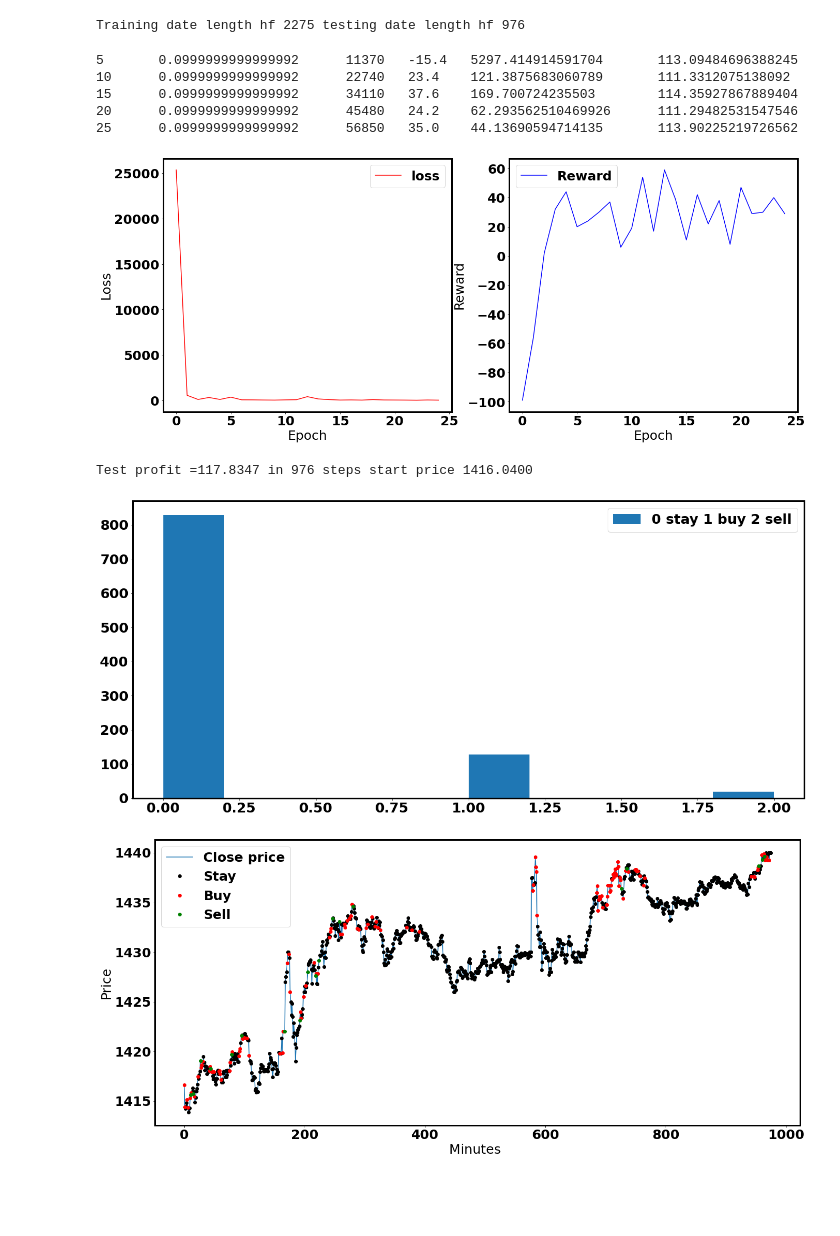
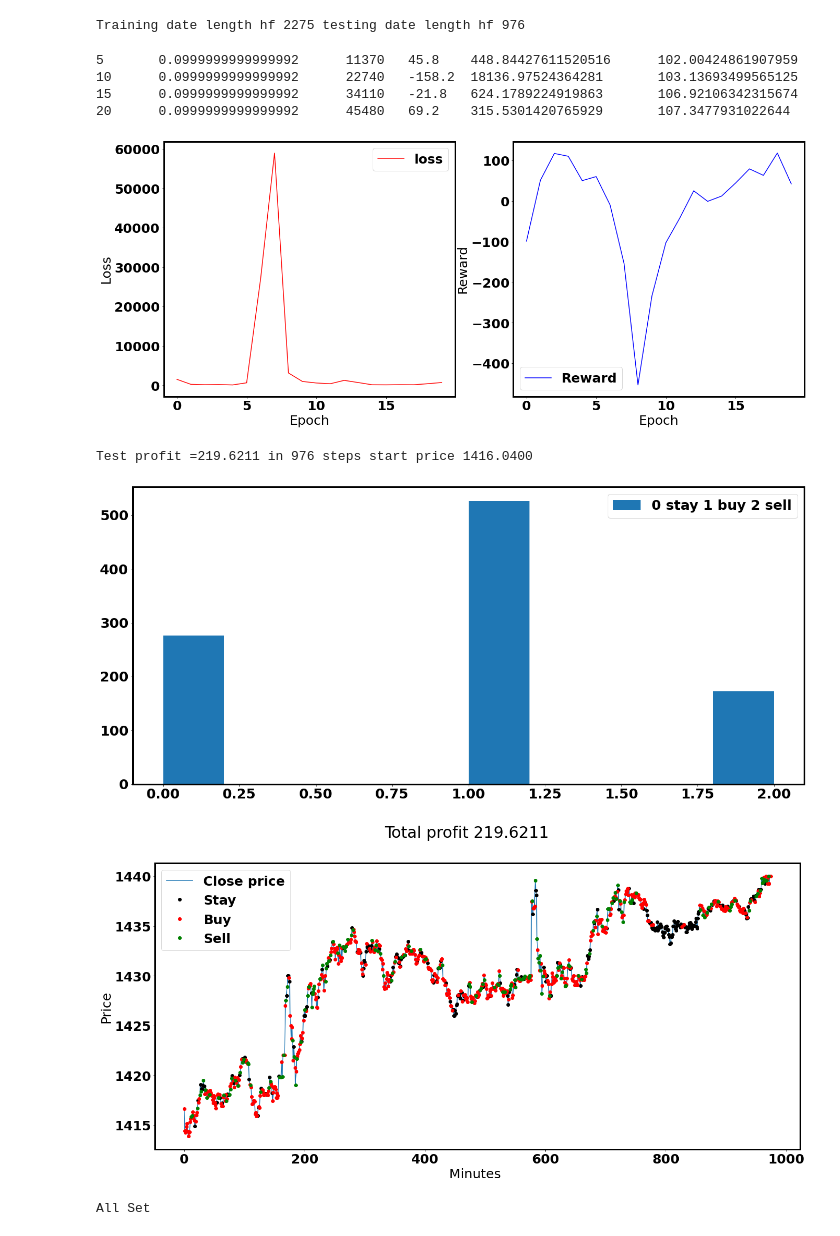
Before and after one commit to peraktong/Passion, a Jupyter notebook: DQN_v1.ipynb, the cells around one changed output. Cells and saved outputs as stored; diff of their text form; code cells hidden in the pictures; blank space fills up the shorter version.

```diff
--- a/DQN_v1.ipynb
+++ b/DQN_v1.ipynb
@@ -114,10 +114,11 @@ fig.set_size_inches(20,10)
 [figure]
 # %%
 # This time Try DQN on df and df_hf
+# History_t set to be 90, you can change that
 
 class Environment1:
-
-    def __init__(self, data, history_t=90):
+    # def __init__(self, data, history_t=90):
+    def __init__(self, data, history_t=50):
         self.data = data
         self.history_t = history_t
         self.reset()
@@ -232,7 +233,7 @@ def train_dqn(env):
     optimizer.setup(Q)
 
     # Hyper-parameters
-    epoch_num = 25
+    epoch_num = 20
     step_max = len(env.data)-1
     memory_size = 200
     batch_size = 20
@@ -333,11 +334,10 @@ def train_dqn(env):
 # Epoch, epsilon (Randomness in your strategy), steps,log[reward],log[loss], elapsed time
 Q, total_losses, total_rewards = train_dqn(Environment1(train_hf))
 # %% [output]
-5       0.0999999999999992      11370   -15.4   5297.414914591704       113.09484696388245
-10      0.0999999999999992      22740   23.4    121.3875683060789       111.3312075138092
-15      0.0999999999999992      34110   37.6    169.700724235503        114.35927867889404
-20      0.0999999999999992      45480   24.2    62.293562510469926      111.29482531547546
-25      0.0999999999999992      56850   35.0    44.13690594714135       113.90225219726562
+5       0.0999999999999992      11370   45.8    448.84427611520516      102.00424861907959
+10      0.0999999999999992      22740   -158.2  18136.97524364281       103.13693499565125
+15      0.0999999999999992      34110   -21.8   624.1789224919863       106.92106342315674
+20      0.0999999999999992      45480   69.2    315.5301420765929       107.3477931022644
 # %%
 
 plt.subplot(1,2,1)
@@ -361,7 +361,7 @@ fig.set_size_inches(22,9)
 plt.legend()
 plt.show()
 # %% [output]
-[figure, old version]
+[figure, new version]
 # %%
 # Testing :)
 
@@ -389,7 +389,7 @@ test_profits = test_env.profits
 
 print("Test profit =%.4f in %d steps start price %.4f"%(test_profits,test_env.data.shape[0],test_env.data.iloc[0,1]))
 # %% [output]
-Test profit =117.8347 in 976 steps start price 1416.0400
+Test profit =219.6211 in 976 steps start price 1416.0400
 # %%
 # Our actions in testing set:
 # Here 0 means stay, 1 means buy 2 means sell
@@ -401,31 +401,36 @@ fig.set_size_inches(22,10)
 plt.legend()
 plt.show()
 # %% [output]
-[figure, old version]
+[figure, new version]
 # %%
 
 plt.subplot(1,1,1)
 y = test_env.data["Close"].values[1:]
 
 test_acts = np.array(test_acts)
 
 m0 = test_acts==0
 m1 = test_acts==1
 m2 = test_acts==2
 plt.plot(np.arange(0,len(y),1),y,label = "Close price")
 plt.plot(np.arange(0,len(y),1)[m0],y[m0],"ko",label = "Stay")
 plt.plot(np.arange(0,len(y),1)[m1],y[m1],"ro",label = "Buy")
 plt.plot(np.arange(0,len(y),1)[m2],y[m2],"go",label = "Sell")
 
 plt.xlabel("Minutes ")
 plt.ylabel("Price")
+plt.suptitle("Total profit %.4f"%test_profits)
 
 
 
 fig = matplotlib.pyplot.gcf()
 
 fig.set_size_inches(22,10)
 plt.legend()
 plt.show()
 # %% [output]
-[figure, old version]
+[figure, new version]
+# %%
+print("All Set")
+# %% [output]
+All Set
```
Also changed, not shown: 10 other files.
